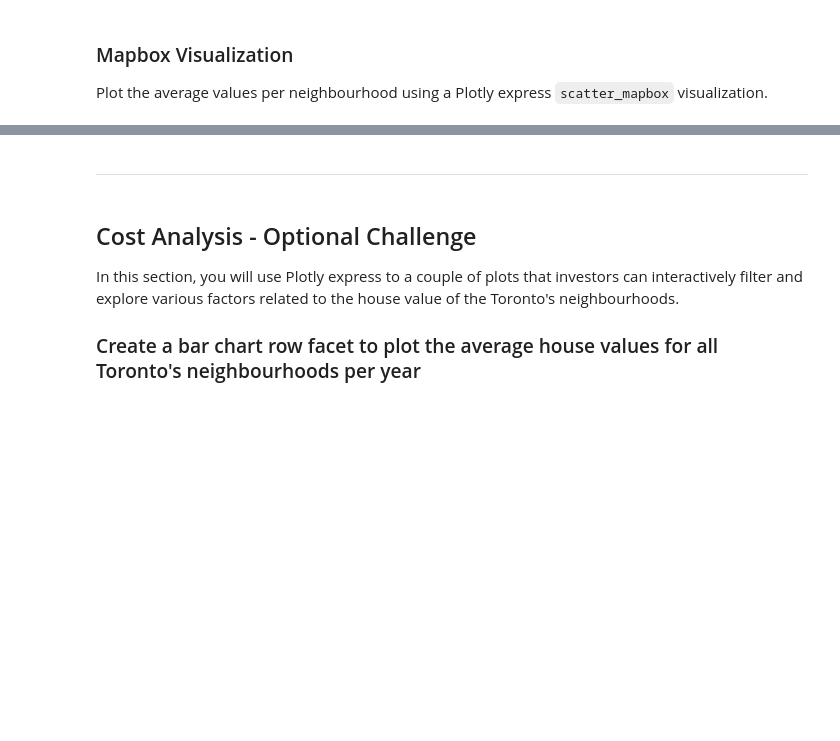
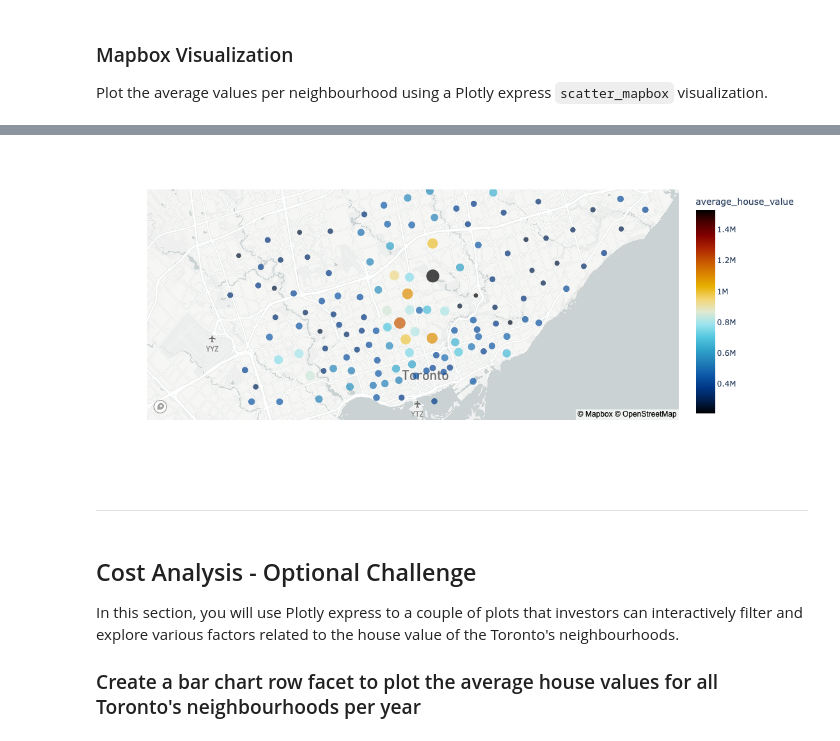
Before and after one commit to Nitin-Thomas/pyviz_homework, a Jupyter notebook: rental_analysis.ipynb, the cells around one changed output, grey strips where cells are left out. Saved outputs shown, nothing was run; the diff lists cells and outputs as text; code cells hidden in the pictures; blank space fills up the shorter version.

```diff
--- a/rental_analysis.ipynb
+++ b/rental_analysis.ipynb
@@ -477,3 +485,16 @@ Plot the average values per neighbourhood using a Plotly express `scatter_mapbox
+# %%
+# Create a scatter mapbox to analyze neighbourhood info
+location_value_map = px.scatter_mapbox(
+                    location_value_map_join,
+                    lat="lat",
+                    lon="lon",
+                    color="average_house_value",
+                    size="average_house_value",
+                    color_continuous_scale=px.colors.cyclical.IceFire,
+                    size_max=15, zoom=10, height=500, width=1100)
+location_value_map.show()
+# %% [output]
+[figure, added]
 # %% [markdown]
 - - -
 # %% [markdown]
```
Also changed, not shown: parts of 12 cells of this notebook, 1 other file.
